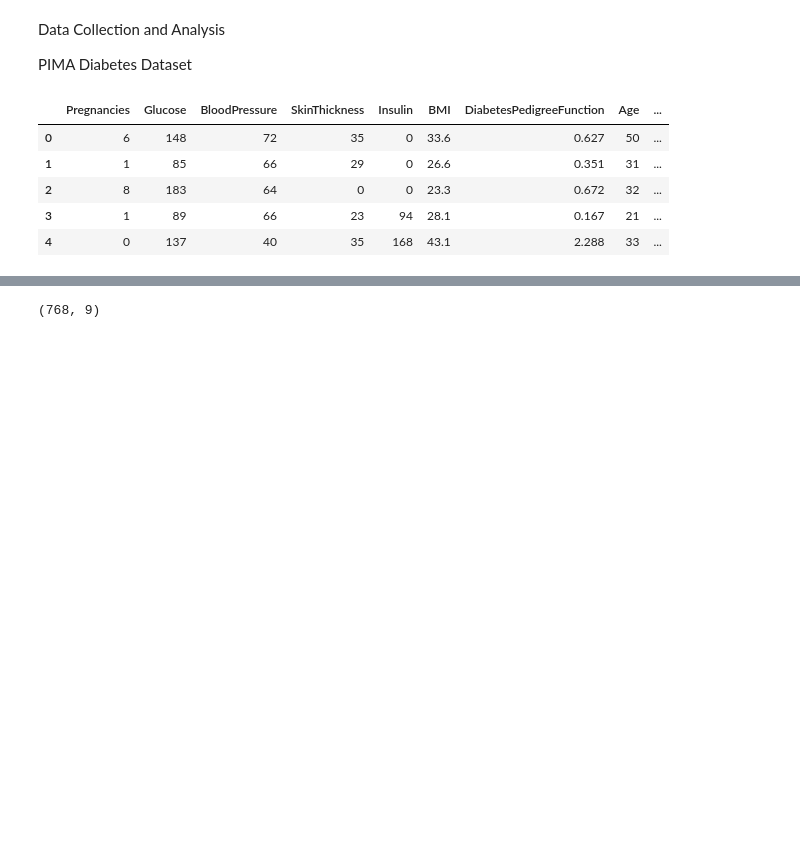
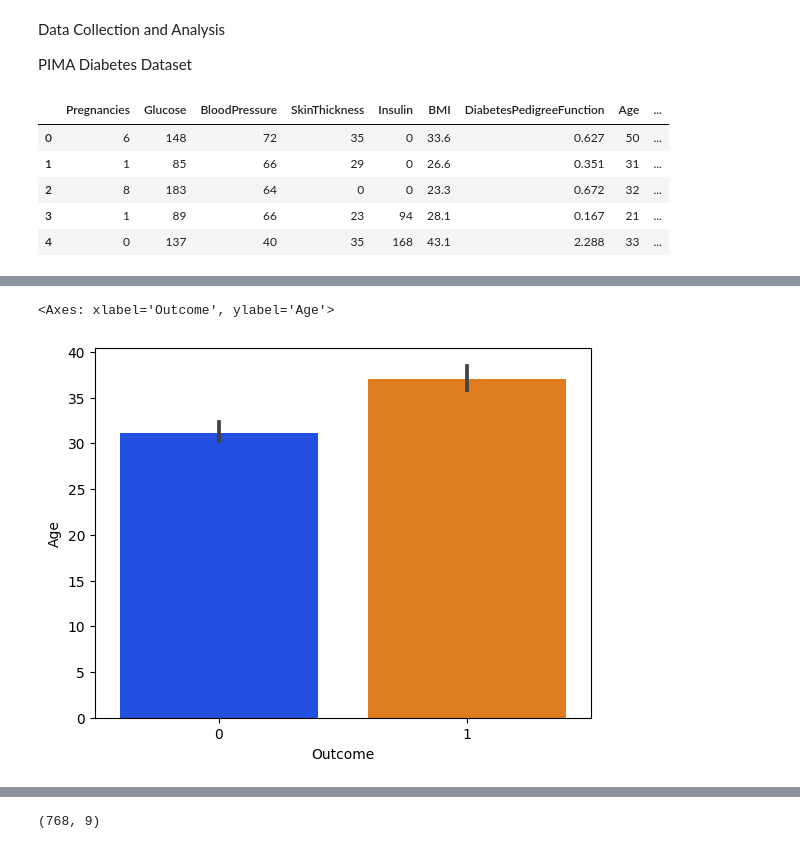
Before and after one commit to Gauranga2022/Machine-Learning-Projects, a Jupyter notebook: Diabetic_prediction_using_support_vector_machine.ipynb, the cells around one changed output, grey strips where cells are left out. Saved outputs shown, nothing was run; the diff lists cells and outputs as text; code cells hidden in the pictures; blank space fills up the shorter version.

```diff
--- a/Diabetic_prediction_using_support_vector_machine.ipynb
+++ b/Diabetic_prediction_using_support_vector_machine.ipynb
@@ -29,0 +60,10 @@ diabetes_dataset.head()
+# %%
+#sns.barplot(x="Outcome",y="Glucose",data=diabetes_dataset,palette="bright")
+#sns.barplot(x="Outcome",y="BMI",data=diabetes_dataset,palette="bright")
+#sns.barplot(x="Outcome",y="BloodPressure",data=diabetes_dataset,palette="bright")
+#sns.barplot(x="Outcome",y="DiabetesPedigreeFunction",data=diabetes_dataset,palette="bright")
+#sns.barplot(x="Outcome",y="Insulin",data=diabetes_dataset,palette="bright")
+sns.barplot(x="Outcome",y="Age",data=diabetes_dataset,palette="bright")
+# %% [output]
+<Axes: xlabel='Outcome', ylabel='Age'>
+[figure, added]
```
Also changed, not shown: parts of 7 cells of this notebook.
